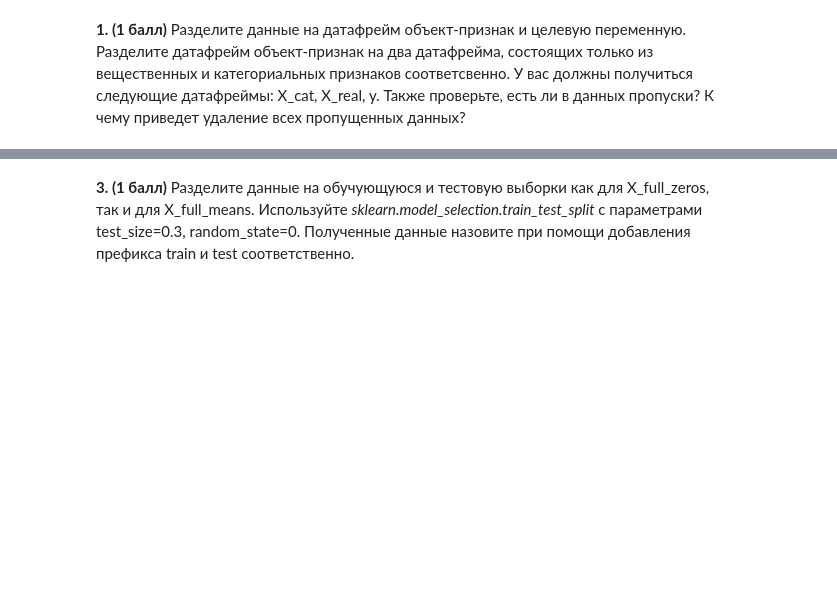
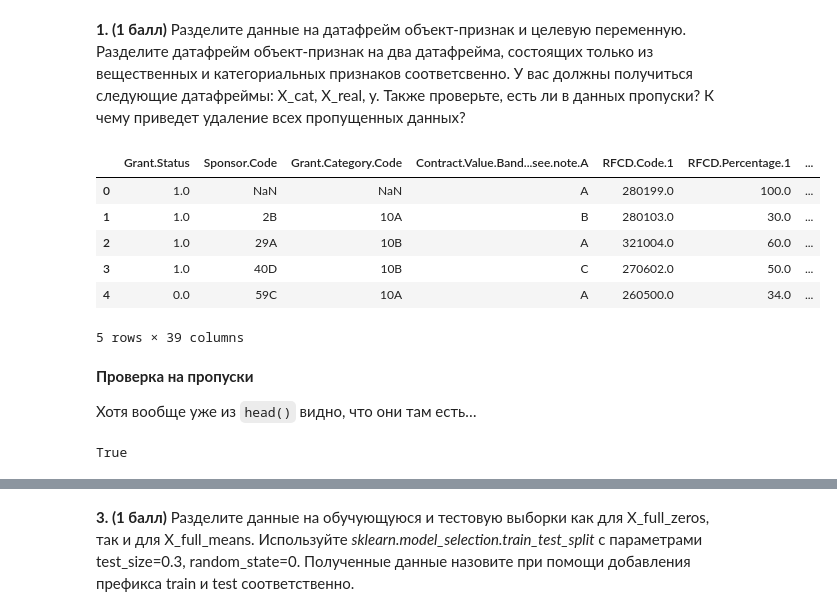
Before and after one commit to creaciond/3rd-year-programming, a Jupyter notebook: homeworks/lab2/lab2.ipynb, the cells around one changed output, grey strips where cells are left out. Drawn from its saved outputs; the diff is of its cells as text; code cells hidden in the pictures; blank space fills up the shorter version.

````diff
--- a/homeworks/lab2/lab2.ipynb
+++ b/homeworks/lab2/lab2.ipynb
@@ -160,7 +201,16 @@ from sklearn.feature_extraction import DictVectorizer
 **1. (1 балл)** Разделите данные на датафрейм объект-признак и целевую переменную. Разделите датафрейм объект-признак на два датафрейма, состоящих только из вещественных и категориальных признаков соответсвенно. У вас должны получиться следующие датафреймы: X_cat, X_real, y. Также проверьте, есть ли в данных пропуски? К чему приведет удаление всех пропущенных данных?
 # %%
 unimelb_data = pd.read_csv('unimelb_data.csv')
+unimelb_data = unimelb_data[unimelb_data["Grant.Status"] != np.nan]
 unimelb_data.head()
+# %% [output]
+|  | Grant.Status | Sponsor.Code | Grant.Category.Code | Contract.Value.Band...see.note.A | RFCD.Code.1 | RFCD.Percentage.1 | ... |
+| 0 | 1.0 | NaN | NaN | A | 280199.0 | 100.0 | ... |
+| 1 | 1.0 | 2B | 10A | B | 280103.0 | 30.0 | ... |
+| 2 | 1.0 | 29A | 10B | A | 321004.0 | 60.0 | ... |
+| 3 | 1.0 | 40D | 10B | C | 270602.0 | 50.0 | ... |
+| 4 | 0.0 | 59C | 10A | A | 260500.0 | 34.0 | ... |
+5 rows × 39 columns
 # %%
 X = unimelb_data.drop('Grant.Status', 1)
 y = unimelb_data['Grant.Status']
@@ -175,0 +224,8 @@ categorical_cols = list(set(X.columns.values.tolist()) - set(numeric_cols))
+# %% [markdown]
+__Проверка на пропуски__
+
+Хотя вообще уже из ```head()``` видно, что они там есть…
+# %%
+unimelb_data.isnull().values.any()
+# %% [output]
+True
````
Also changed, not shown: parts of 29 cells of this notebook, 5 other files.
